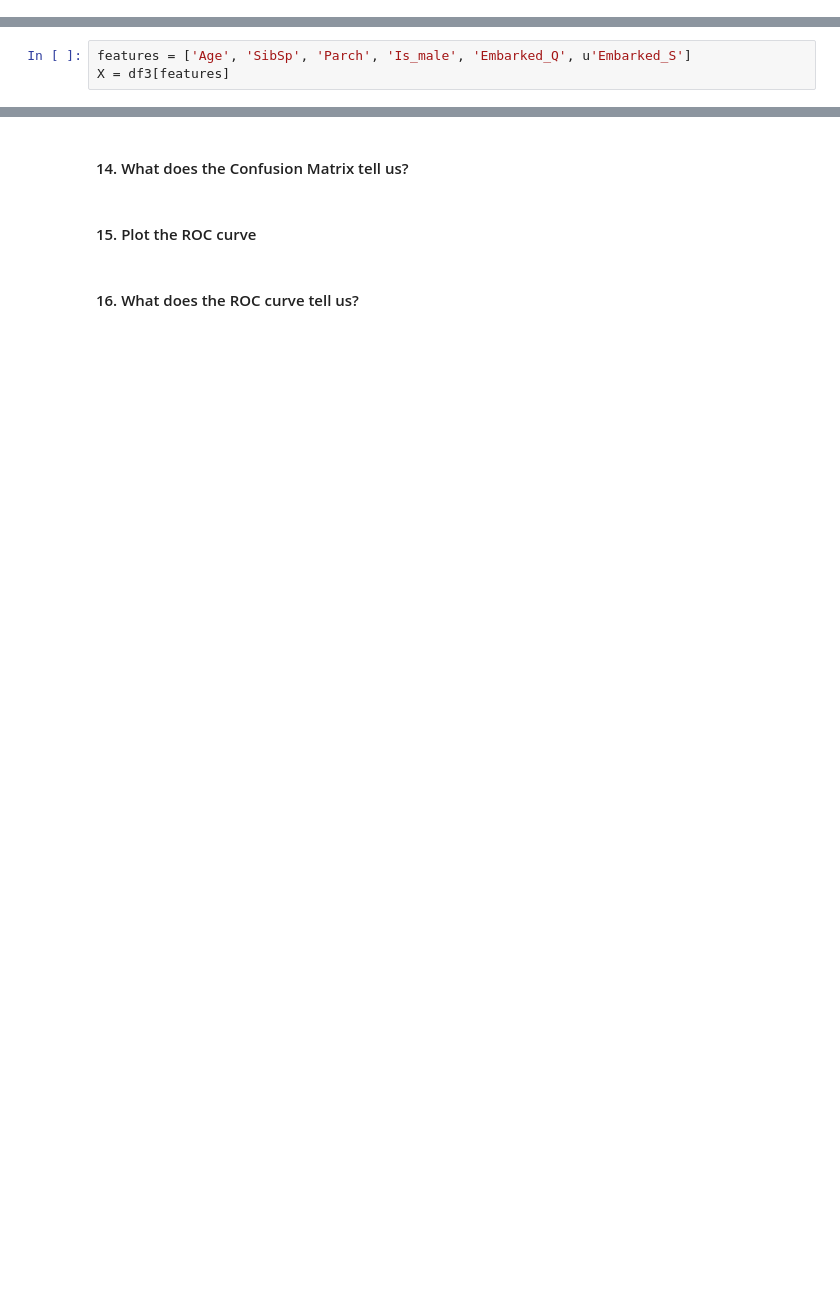
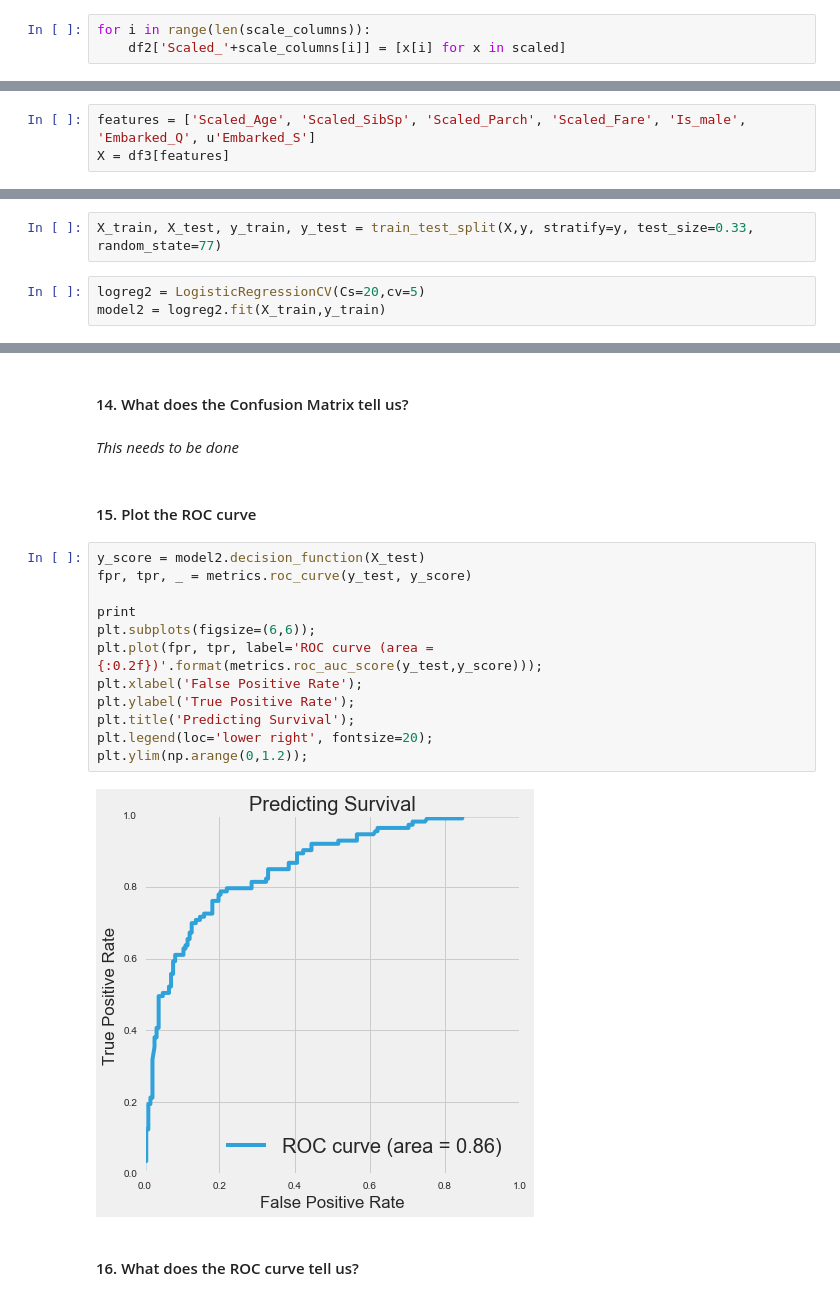
Before and after one commit to spockl/ga-dsi-1, a Jupyter notebook: projects/projects-weekly/project-05/code/starter-code/project-5-jocelyn-ong.ipynb, the cells around one changed output, grey strips where cells are left out. Cells and saved outputs as stored; diff of their text form; blank space fills up the shorter version.

```diff
--- a/projects/projects-weekly/project-05/code/starter-code/project-5-jocelyn-ong.ipynb
+++ b/projects/projects-weekly/project-05/code/starter-code/project-5-jocelyn-ong.ipynb
@@ -497,0 +540,3 @@ df2.describe()
+# %%
+for i in range(len(scale_columns)):
+    df2['Scaled_'+scale_columns[i]] = [x[i] for x in scaled]
@@ -515,7 +570,7 @@ Index([u'PassengerId', u'Survived', u'Pclass', u'Name', u'Age', u'SibSp',
 # %% [markdown]
 #### 1. Define the variables that we will use in our classification analysis
 # %%
-features = ['Age', 'SibSp', 'Parch', 'Is_male', 'Embarked_Q', u'Embarked_S']
+features = ['Scaled_Age', 'Scaled_SibSp', 'Scaled_Parch', 'Scaled_Fare', 'Is_male', 'Embarked_Q', u'Embarked_S']
 X = df3[features]
 # %% [markdown]
 #### 2. Transform "Y" into a 1-Dimensional Array for SciKit-Learn
@@ -530,4 +600,9 @@ logreg = LogisticRegression()
 # %% [markdown]
 #### 6. Test the Model by introducing a *Test* or *Validaton* set
+# %%
+X_train, X_test, y_train, y_test = train_test_split(X,y, stratify=y, test_size=0.33, random_state=77)
+# %%
+logreg2 = LogisticRegressionCV(Cs=20,cv=5)
+model2 = logreg2.fit(X_train,y_train)
 # %% [markdown]
 #### 7. Predict the class labels for the *Test* set
@@ -546,6 +670,22 @@ logreg = LogisticRegression()
 # %% [markdown]
 #### 14. What does the Confusion Matrix tell us?
+# %% [markdown]
+*This needs to be done*
 # %% [markdown]
 #### 15. Plot the ROC curve
+# %%
+y_score = model2.decision_function(X_test)
+fpr, tpr, _ = metrics.roc_curve(y_test, y_score)
+
+print
+plt.subplots(figsize=(6,6));
+plt.plot(fpr, tpr, label='ROC curve (area = {:0.2f})'.format(metrics.roc_auc_score(y_test,y_score)));
+plt.xlabel('False Positive Rate');
+plt.ylabel('True Positive Rate');
+plt.title('Predicting Survival');
+plt.legend(loc='lower right', fontsize=20);
+plt.ylim(np.arange(0,1.2));
+# %% [output]
+[figure, added]
 # %% [markdown]
 #### 16. What does the ROC curve tell us?
```
Also changed, not shown: parts of 30 cells of this notebook, 2 other files.
